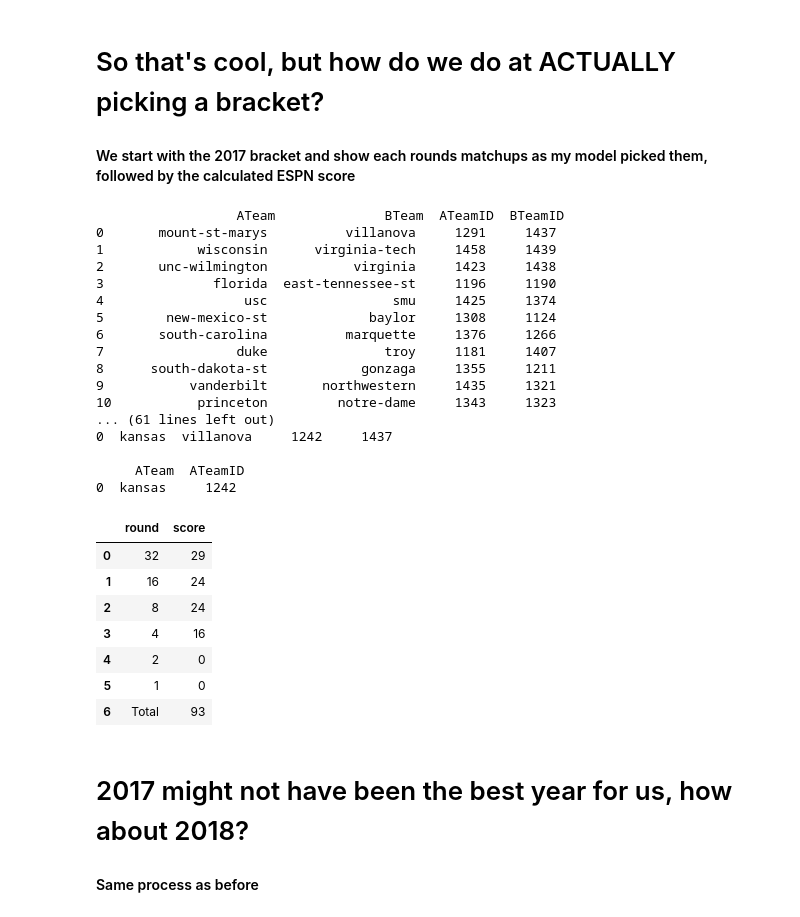
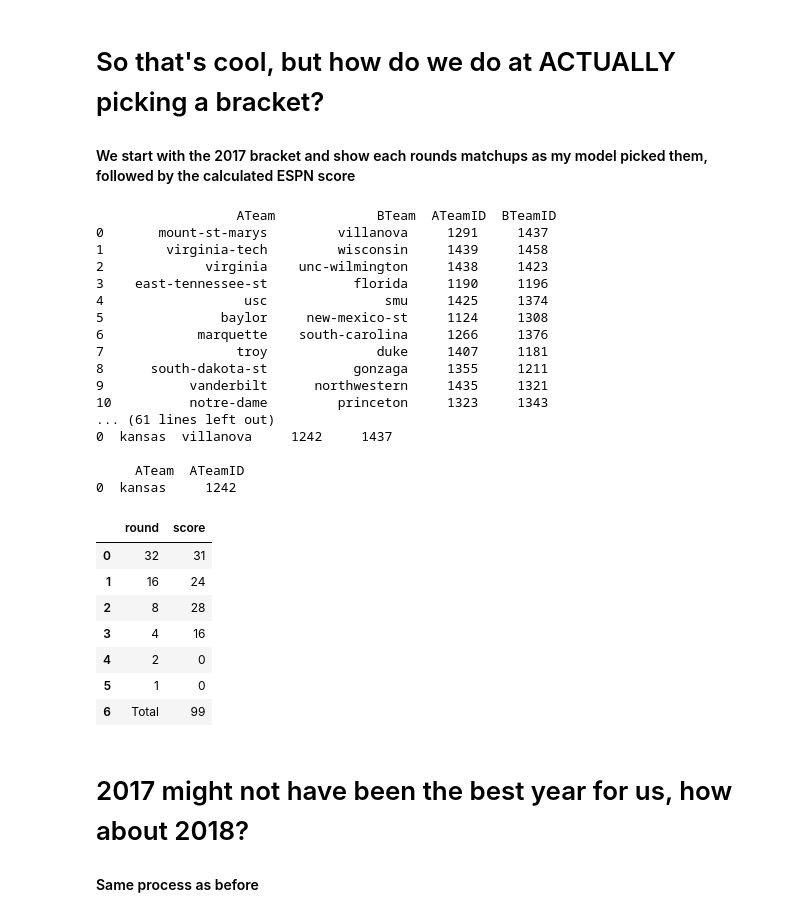
Before and after one commit to wohnjoods/MarchMadnessPredictor, a Jupyter notebook: Demo.ipynb, the cells around one changed output. Saved outputs shown, nothing was run; the diff lists cells and outputs as text; code cells hidden in the pictures.

```diff
--- a/Demo.ipynb
+++ b/Demo.ipynb
@@ -30,6 +30,7 @@ import pandas as pd
 import matplotlib.pyplot as plt
 import seaborn as sns
 #pd.set_option('display.max_columns', None)
+pd.options.display.max_columns = 10
 pd.set_option('display.max_rows', None)
 %matplotlib inline
 from matplotlib import rcParams
@@ -249,45 +227,45 @@ dtype: float64
 # %%
 import os
 import sys
 module_path = os.path.abspath(os.path.join('..'))
 if module_path not in sys.path:
     sys.path.append(module_path)
 
 from runTournament import runTournament
 
-df=pd.read_csv("tourney_game_master1.csv")
+df=pd.read_csv("tourney_game_master.csv")
 #2017 results
-dfList, scoreDF=runTournament(df,2017,'model_3','model_3')
+dfList, scoreDF=runTournament(df,2017,'model_3','model_demo')
 for df in dfList:
     print('\n',df)
 
 scoreDF
 # %% [output]
-                  ATeam              BTeam  ATeamID  BTeamID
-0       mount-st-marys          villanova     1291     1437
-1            wisconsin      virginia-tech     1458     1439
-2       unc-wilmington           virginia     1423     1438
-3              florida  east-tennessee-st     1196     1190
-4                  usc                smu     1425     1374
-5        new-mexico-st             baylor     1308     1124
-6       south-carolina          marquette     1376     1266
-7                 duke               troy     1181     1407
-8      south-dakota-st            gonzaga     1355     1211
-9           vanderbilt       northwestern     1435     1321
-10           princeton         notre-dame     1343     1323
+                  ATeam             BTeam  ATeamID  BTeamID
+0       mount-st-marys         villanova     1291     1437
+1        virginia-tech         wisconsin     1439     1458
+2             virginia    unc-wilmington     1438     1423
+3    east-tennessee-st           florida     1190     1196
+4                  usc               smu     1425     1374
+5               baylor     new-mexico-st     1124     1308
+6            marquette    south-carolina     1266     1376
+7                 troy              duke     1407     1181
+8      south-dakota-st           gonzaga     1355     1211
+9           vanderbilt      northwestern     1435     1321
+10          notre-dame         princeton     1323     1343
 ... (61 lines left out)
 0  kansas  villanova     1242     1437
 
      ATeam  ATeamID
 0  kansas     1242
 |  | round | score |
-| 0 | 32 | 29 |
+| 0 | 32 | 31 |
 | 1 | 16 | 24 |
-| 2 | 8 | 24 |
+| 2 | 8 | 28 |
 | 3 | 4 | 16 |
 | 4 | 2 | 0 |
 | 5 | 1 | 0 |
-| 6 | Total | 93 |
+| 6 | Total | 99 |
 # %% [markdown]
 # 2017 might not have been the best year for us, how about 2018?
 #### Same process as before
```
Also changed, not shown: parts of 15 cells of this notebook.
